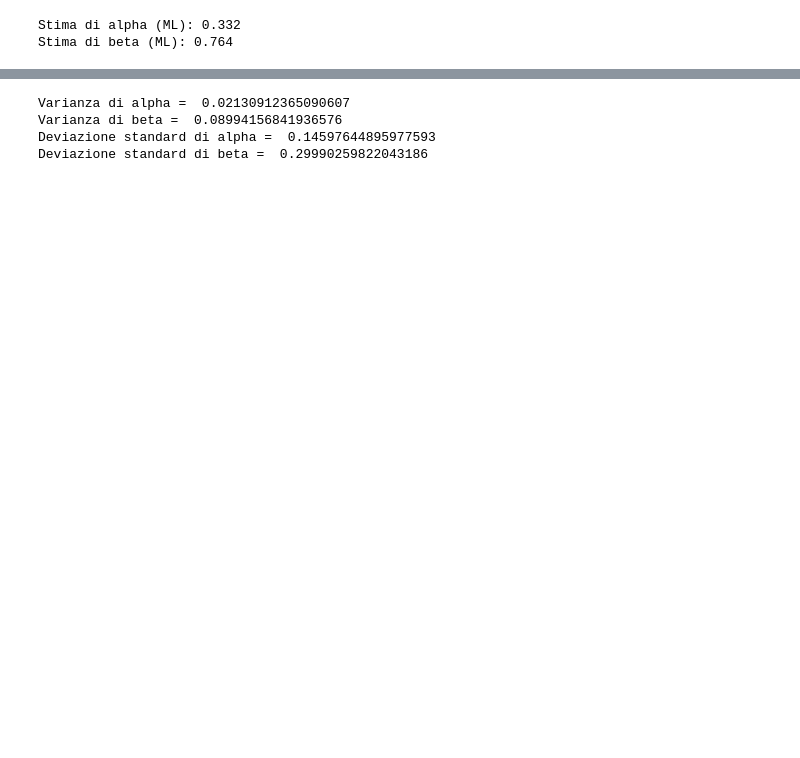
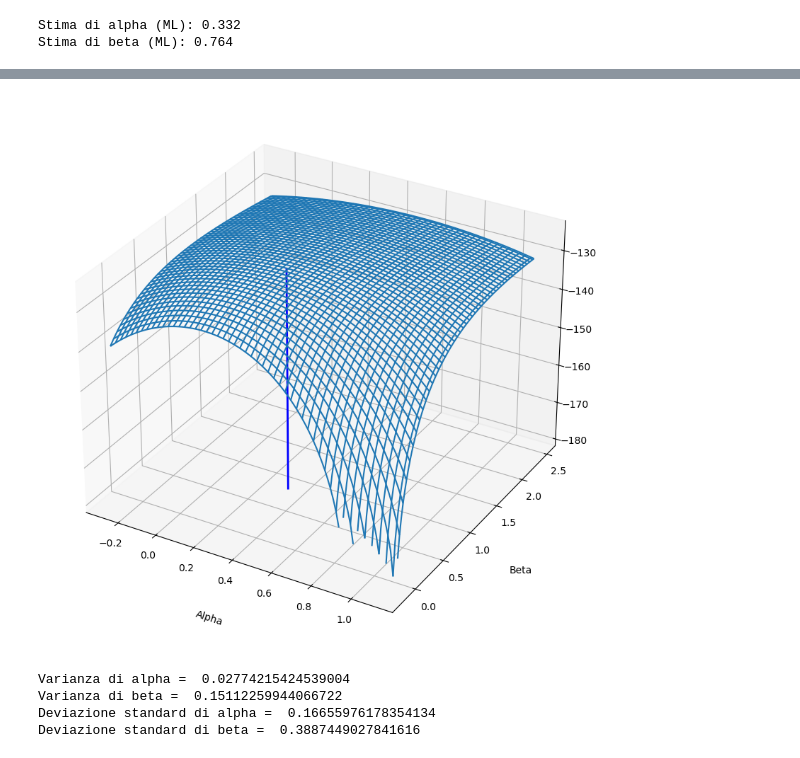
Before and after one commit to Zack9961/ExperimentalDataAnalysis-Projects, a Jupyter notebook: Progetto1_Maximum_Likelihood_with_two_parameters.ipynb, the cells around one changed output, grey strips where cells are left out. Saved outputs shown, nothing was run; the diff lists cells and outputs as text; code cells hidden in the pictures; blank space fills up the shorter version.

Commit message:
Aggiunta grid ML

```diff
--- a/Progetto1_Maximum_Likelihood_with_two_parameters.ipynb
+++ b/Progetto1_Maximum_Likelihood_with_two_parameters.ipynb
@@ -130,3 +145,46 @@ Deviazione standard di beta = 0.429
+# %%
+def NegativeLogLikelihoodForGrid(params,x):
+  alpha, beta = params
+  result = 0
+  for i in range(len(x)):
+    result += (np.log(f(x[i],alpha,beta)))
+  return -result
+
+
+#prendo il massimo e il minimo dei parametri alpha e beta dalle simulazioni MC
+alpha_min = np.nanmin(estimated_alpha_array_from_MC)
+alpha_max = np.nanmax(estimated_alpha_array_from_MC)
+beta_min = np.nanmin(estimated_beta_array_from_MC)
+beta_max = np.nanmax(estimated_beta_array_from_MC)
+alpha = np.linspace(alpha_min,alpha_max,100)
+beta = np.linspace(beta_min,beta_max,100)
+fig = plt.figure(figsize = (10,10))
+ax = plt.axes(projection='3d')
+
+Alpha,Beta = np.meshgrid(alpha,beta)
+params = Alpha,Beta
+Result = -NegativeLogLikelihoodForGrid(params,x_from_data)
+ax.plot_wireframe(Alpha, Beta, Result)
+
+# Trova i valori più alto e più basso dell'asse z
+z_min = np.nanmin(Result.flatten())
+z_max = np.nanmax(Result.flatten())
+
+# Aggiungi un punto rosso nel punto dove la loglikelihood si massimizza
+# e traccio una linea fino al punto più basso del grafico
+#ax.scatter(estimated_alpha, estimated_beta, z_max, c='r', marker='o', s=100)
+# Aggiungo la linea
+z_line = np.linspace(z_min, z_min + (z_max-z_min), 100)
+x_line = estimated_alpha * np.ones(100)
+y_line = estimated_beta * np.ones(100)
+ax.plot(x_line, y_line, z_line, color='b', linewidth=2)
+
+ax.set_xlabel('Alpha', labelpad=20)
+ax.set_ylabel('Beta', labelpad=20)
+ax.set_zlabel('Result', labelpad= 10)
+plt.show()
+# %% [output]
+[figure, added]
 # %%
 # ML + RFC BOUND
 
@@ -140,12 +198,12 @@ alpha,beta = sp.symbols('alpha beta')
 # formula loglikelihood per sympy
 def LogLikelihood_symbol(x,alpha,beta):
   result = 0
-  for i in range(nOss):
+  for i in range(len(x)):
     result += (sp.log(f(x[i],alpha,beta)))
   return result
 
 
-log_likelihood = LogLikelihood_symbol(x_from_input,alpha,beta)
+log_likelihood = LogLikelihood_symbol(x_from_data,alpha,beta)
 
 # Qui faccio la derivata della LogLikelihood rispetto ad alpha e beta
 d_log_likelihood_alpha = sp.diff(log_likelihood, alpha)
@@ -166,7 +224,7 @@ print(f"Varianza di beta = ", 1/-(d2_log_likelihood_beta_func(estimated_alpha,es
 print(f"Deviazione standard di alpha = ", np.sqrt(1/-(d2_log_likelihood_alpha_func(estimated_alpha,estimated_beta))))
 print(f"Deviazione standard di beta = ", np.sqrt(1/-(d2_log_likelihood_beta_func(estimated_alpha,estimated_beta))))
 # %% [output]
-Varianza di alpha =  0.02130912365090607
-Varianza di beta =  0.08994156841936576
-Deviazione standard di alpha =  0.14597644895977593
-Deviazione standard di beta =  0.29990259822043186
+Varianza di alpha =  0.02774215424539004
+Varianza di beta =  0.15112259944066722
+Deviazione standard di alpha =  0.16655976178354134
+Deviazione standard di beta =  0.3887449027841616
```
Also changed, not shown: parts of 2 cells of this notebook.
